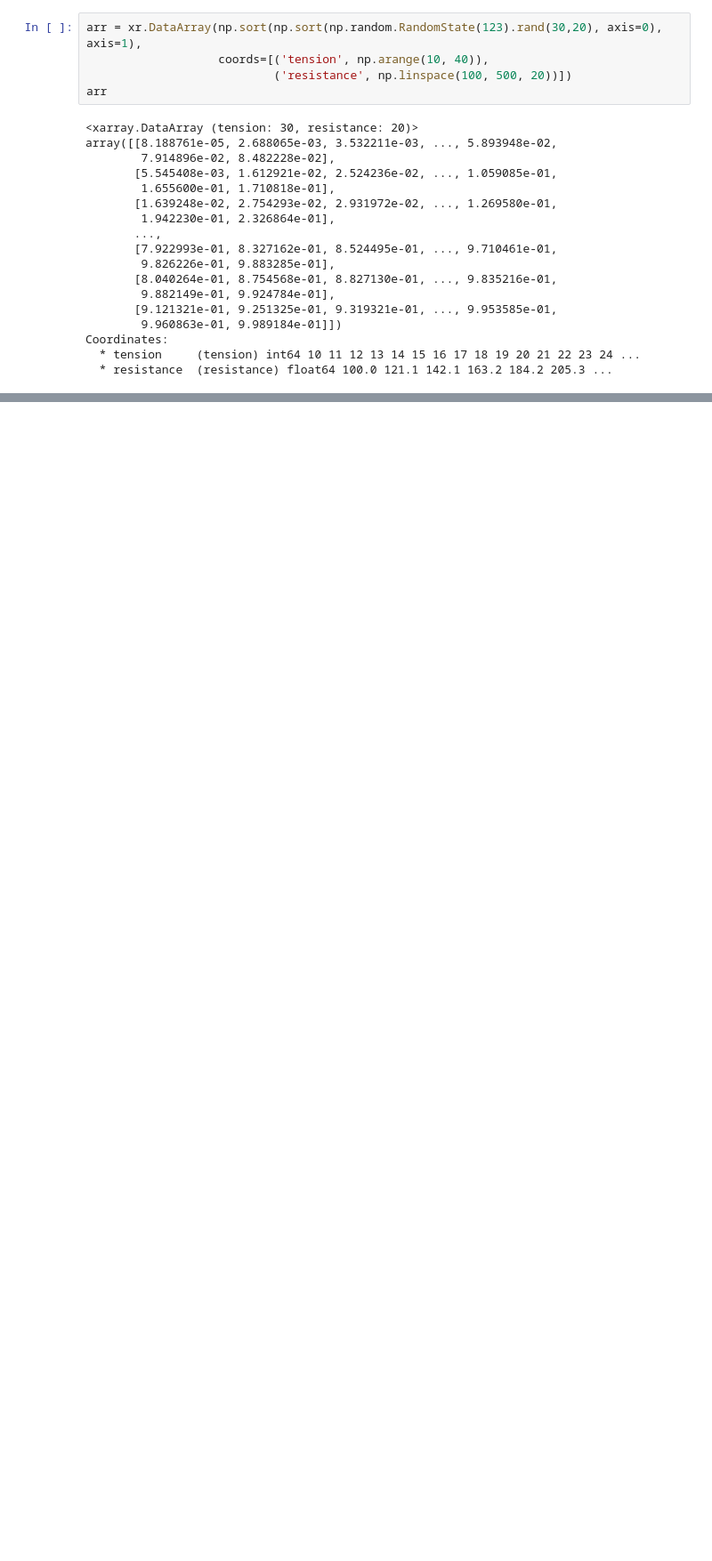
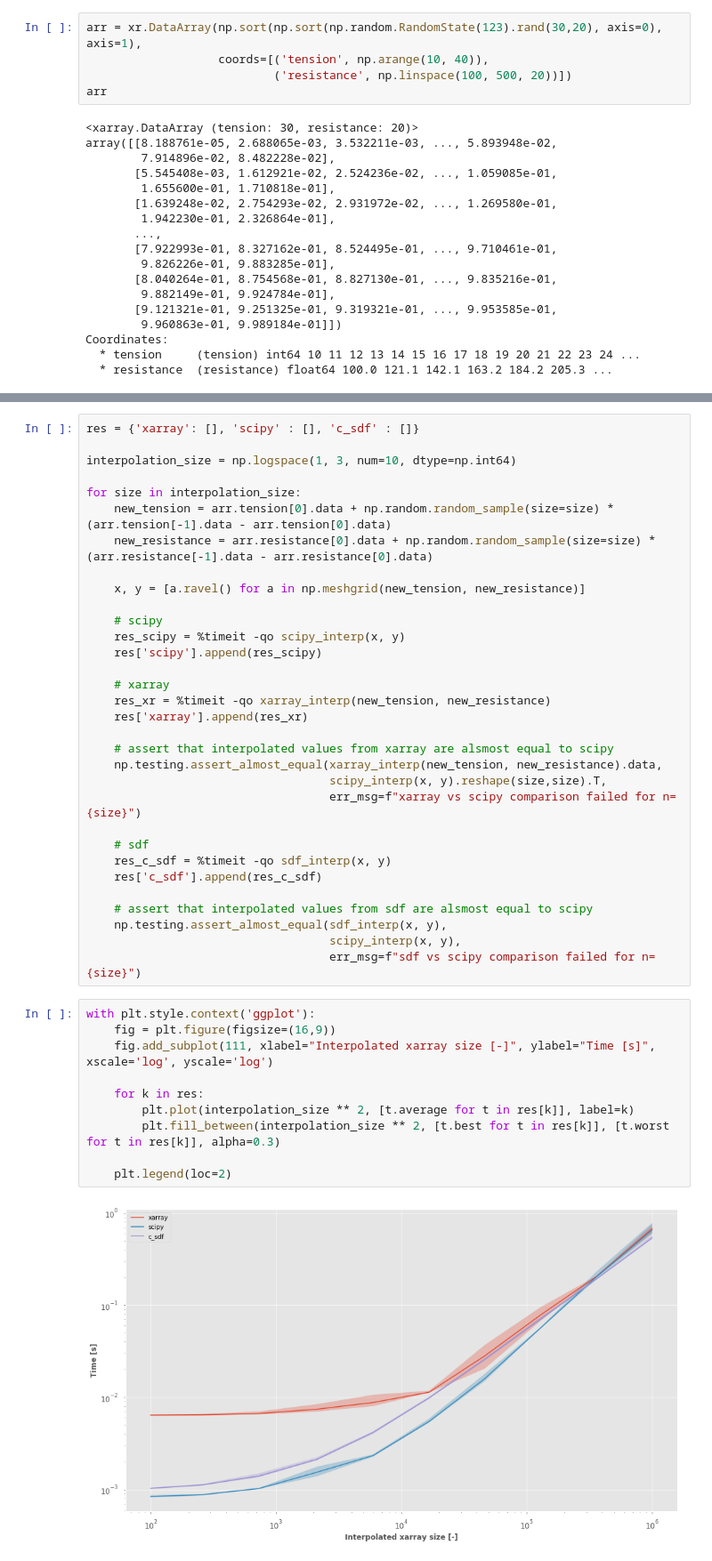
Before and after one commit to fesaille/interp, a Jupyter notebook: interpolation.ipynb, the cells around one changed output, grey strips where cells are left out. Shown: that part at 89% size. Cells and saved outputs as stored; diff of their text form; blank space fills up the shorter version.

```diff
--- a/interpolation.ipynb
+++ b/interpolation.ipynb
@@ -53,0 +106,44 @@ Coordinates:
+# %%
+res = {'xarray': [], 'scipy' : [], 'c_sdf' : []}
+
+interpolation_size = np.logspace(1, 3, num=10, dtype=np.int64)
+
+for size in interpolation_size:
+    new_tension = arr.tension[0].data + np.random.random_sample(size=size) * (arr.tension[-1].data - arr.tension[0].data)
+    new_resistance = arr.resistance[0].data + np.random.random_sample(size=size) * (arr.resistance[-1].data - arr.resistance[0].data)
+
+    x, y = [a.ravel() for a in np.meshgrid(new_tension, new_resistance)]
+
+    # scipy
+    res_scipy = %timeit -qo scipy_interp(x, y)
+    res['scipy'].append(res_scipy)
+
+    # xarray
+    res_xr = %timeit -qo xarray_interp(new_tension, new_resistance)
+    res['xarray'].append(res_xr)
+
+    # assert that interpolated values from xarray are alsmost equal to scipy
+    np.testing.assert_almost_equal(xarray_interp(new_tension, new_resistance).data,
+                                   scipy_interp(x, y).reshape(size,size).T,
+                                   err_msg=f"xarray vs scipy comparison failed for n={size}")
+
+    # sdf
+    res_c_sdf = %timeit -qo sdf_interp(x, y)
+    res['c_sdf'].append(res_c_sdf)
+
+    # assert that interpolated values from sdf are alsmost equal to scipy
+    np.testing.assert_almost_equal(sdf_interp(x, y),
+                                   scipy_interp(x, y),
+                                   err_msg=f"sdf vs scipy comparison failed for n={size}")
+# %%
+with plt.style.context('ggplot'):
+    fig = plt.figure(figsize=(16,9))
+    fig.add_subplot(111, xlabel="Interpolated xarray size [-]", ylabel="Time [s]", xscale='log', yscale='log')
+
+    for k in res:
+        plt.plot(interpolation_size ** 2, [t.average for t in res[k]], label=k)
+        plt.fill_between(interpolation_size ** 2, [t.best for t in res[k]], [t.worst for t in res[k]], alpha=0.3)
+
+    plt.legend(loc=2)
+# %% [output]
+[figure, added]
```
Also changed, not shown: parts of 21 cells of this notebook.
